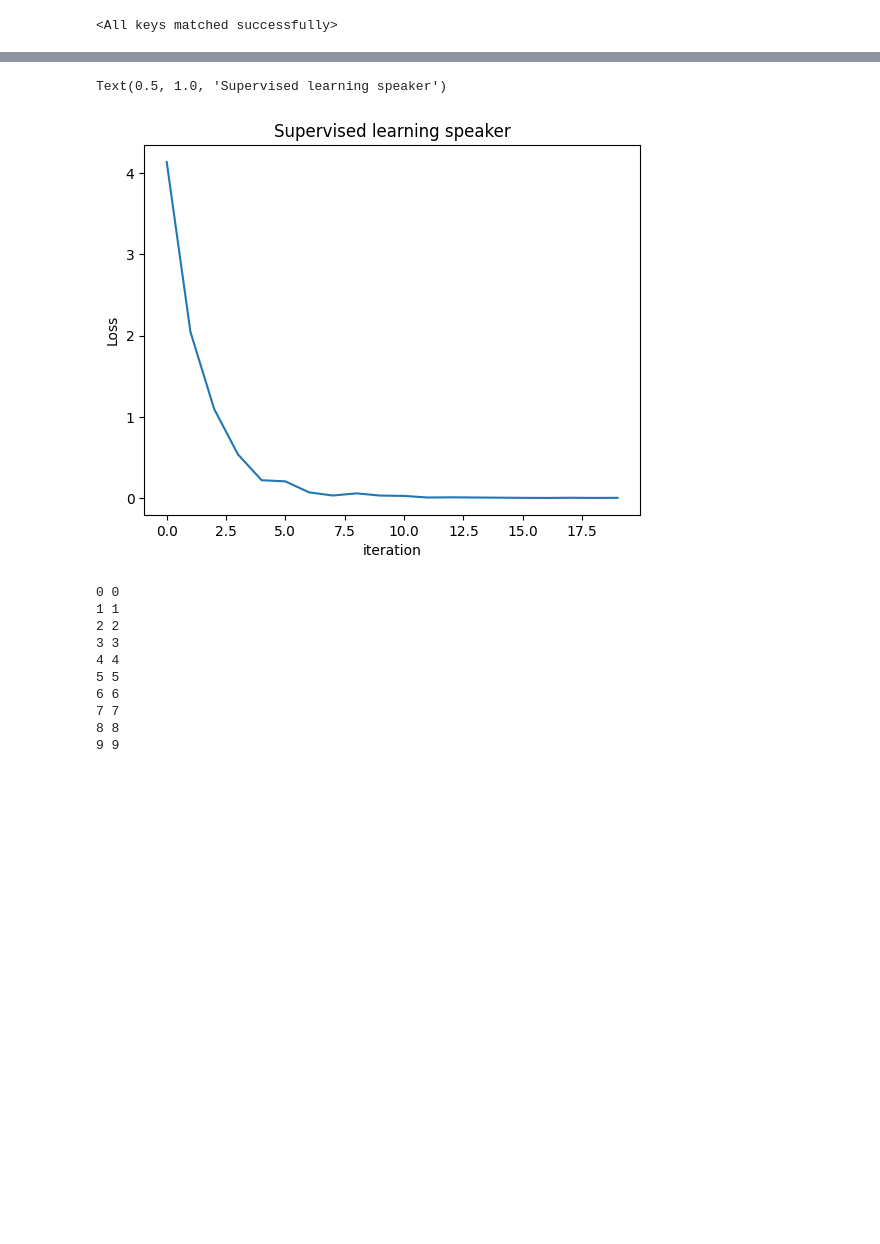
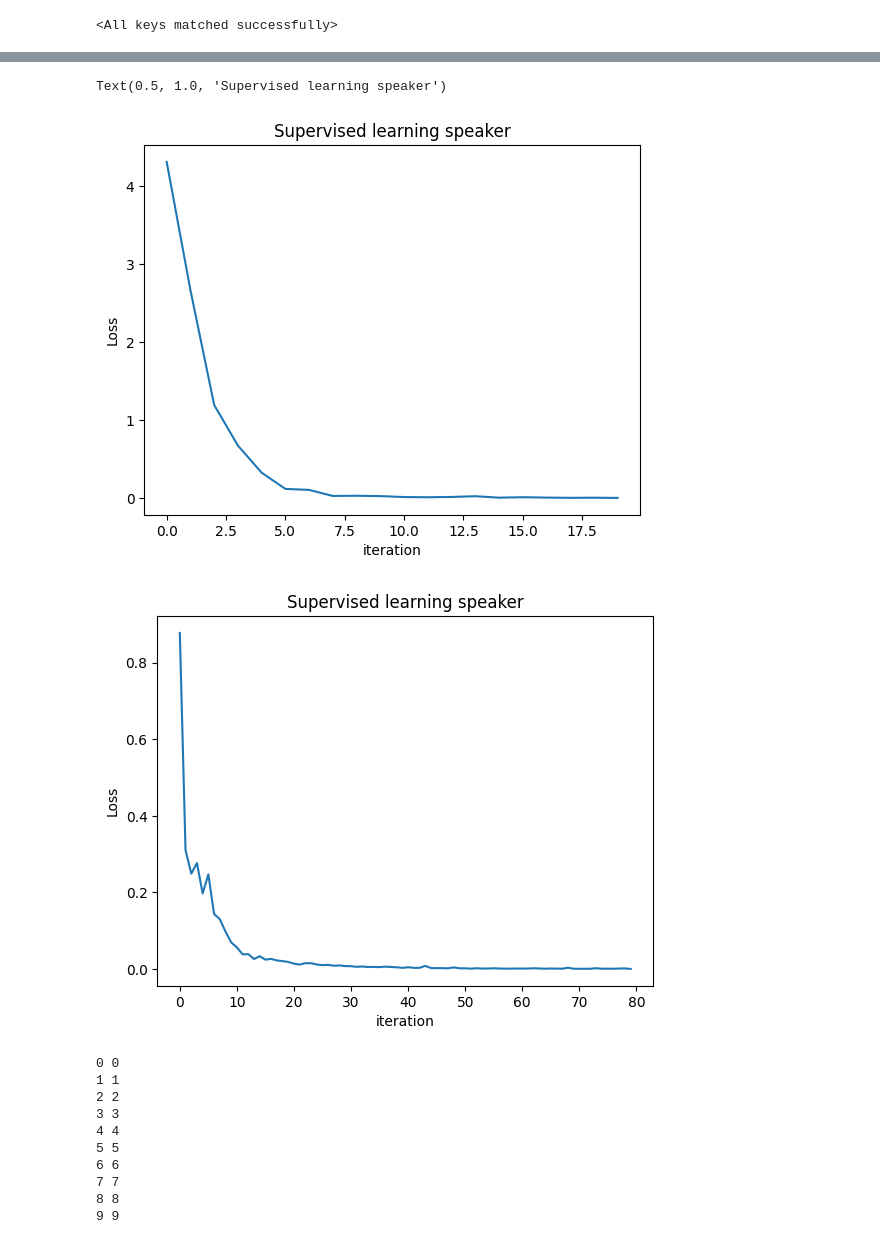
Before and after one commit to vateseif/lmpc-py, a Jupyter notebook: src/mpe/pretrain_language/examples/evaluate_simple_reference.ipynb, the cells around one changed output, grey strips where cells are left out. Drawn from its saved outputs; the diff is of its cells as text; code cells hidden in the pictures; blank space fills up the shorter version.

Commit message:
Add supervised training of speaker then listener

```diff
--- a/src/mpe/pretrain_language/examples/evaluate_simple_reference.ipynb
+++ b/src/mpe/pretrain_language/examples/evaluate_simple_reference.ipynb
@@ -116,4 +116,6 @@ for ix in range(num_landmarks):
 # %%
 new_speaker = MLPNetwork(speaker_in, speaker_out)
-optimizer = torch.optim.Adam(new_speaker.parameters(), lr=1e-3)
+new_listener = MLPNetwork(listener_in, listener_out)
+optimizer_s = torch.optim.Adam(new_speaker.parameters(), lr=1e-3)
+optimizer_l = torch.optim.Adam(new_listener.parameters(), lr=1e-3)
 # %%
@@ -142,11 +175,19 @@ for i in tqdm(range(2000)):
 # %%
-plt.plot(loss_history)
+plt.figure()
+plt.plot(loss_history_s)
 plt.ylabel("Loss")
 plt.xlabel("iteration")
 plt.title("Supervised learning speaker")
+
+plt.figure()
+plt.plot(loss_history_l)
+plt.ylabel("Loss")
+plt.xlabel("iteration")
+plt.title("Supervised learning speaker")
 # %% [output]
 Text(0.5, 1.0, 'Supervised learning speaker')
-[figure, old version]
+[figure, new version]
+[figure, added]
 # %%
 for i in range(num_landmarks):
   msg = F.gumbel_softmax(new_speaker(landmarks_c[i]), hard=True)
```
Also changed, not shown: parts of 6 cells of this notebook.
